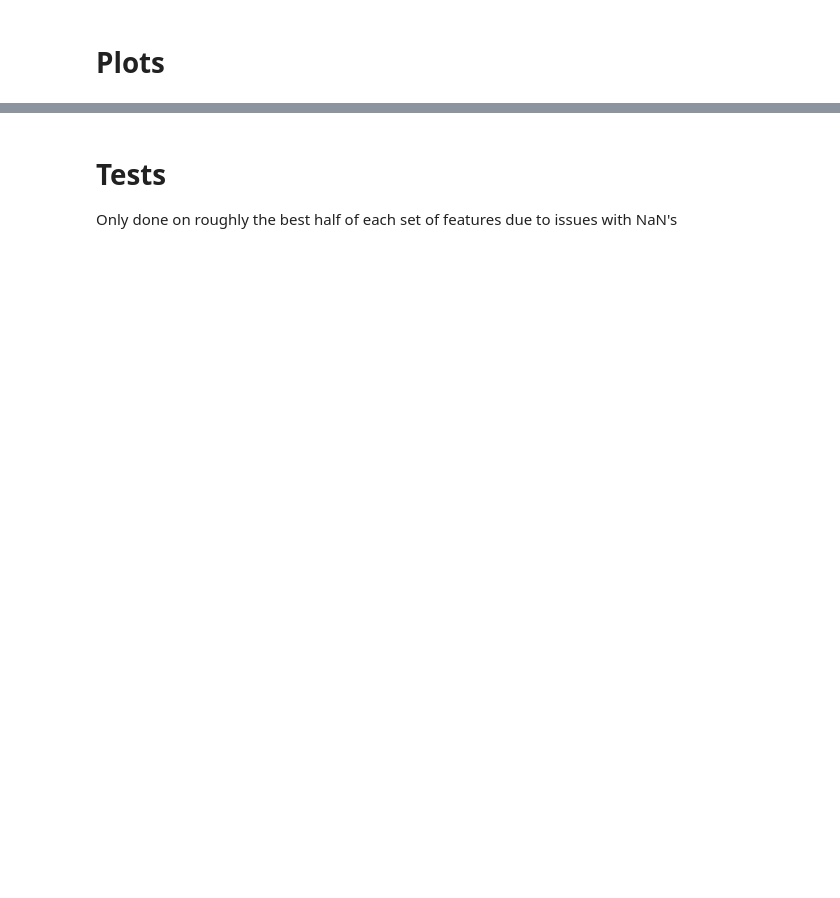
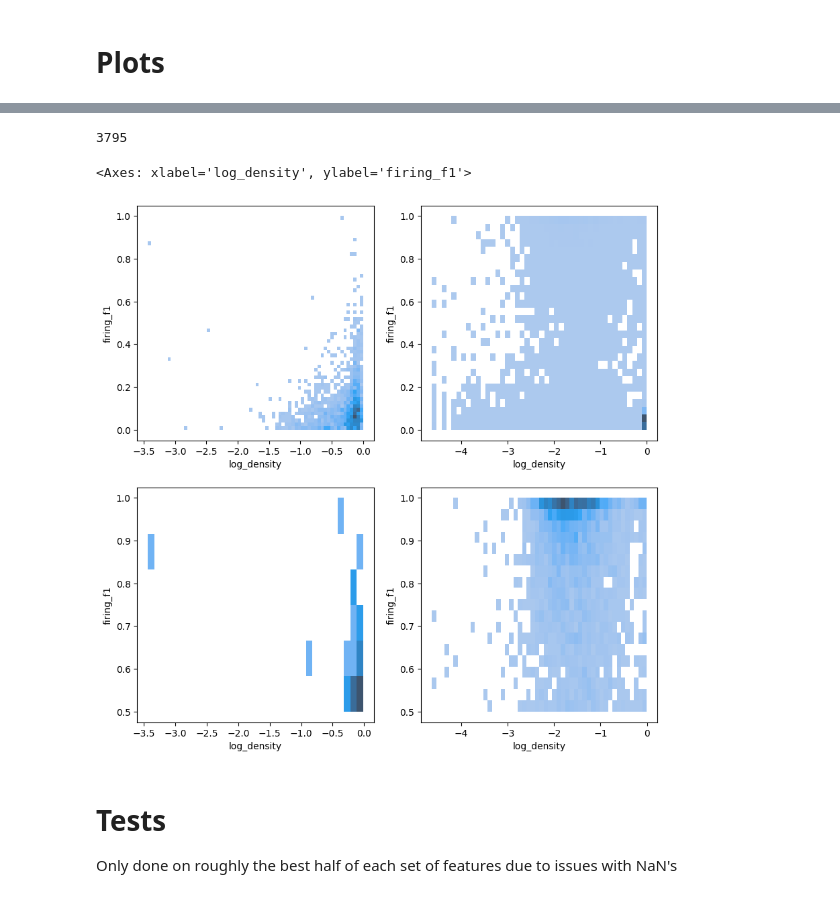
Before and after one commit to albertsgarde/thesis, a Jupyter notebook: sandbox/bootstrap.ipynb, the cells around one changed output, grey strips where cells are left out. Cells and saved outputs as stored; diff of their text form; code cells hidden in the pictures; blank space fills up the shorter version.

```diff
--- a/sandbox/bootstrap.ipynb
+++ b/sandbox/bootstrap.ipynb
@@ -206,9 +225,17 @@ sns.histplot(data=notnull_df[notnull_df["group"].eq("sae")], x="firing_recall",
 # %%
-fig, axes = plt.subplots(1, 2, figsize=(10, 4))
+fig, axes = plt.subplots(2, 2, figsize=(10, 10))
 
+print(len(good_df[good_df["group"].eq("sae")]))
 
-sns.histplot(data=notnull_df[notnull_df["group"].eq("mlp")], x="firing_recall", y="density", ax=axes[0])
-sns.histplot(data=notnull_df[notnull_df["group"].eq("sae")], x="firing_recall", y="density", ax=axes[1])
+sns.histplot(data=notnull_df[notnull_df["group"].eq("mlp")], x="log_density", y="firing_f1", ax=axes[0][0])
+sns.histplot(data=notnull_df[notnull_df["group"].eq("sae")], x="log_density", y="firing_f1", ax=axes[0][1])
+
+sns.histplot(data=good_df[good_df["group"].eq("mlp")], x="log_density", y="firing_f1", ax=axes[1][0])
+sns.histplot(data=good_df[good_df["group"].eq("sae")], x="log_density", y="firing_f1", ax=axes[1][1])
+# %% [output]
+3795
+<Axes: xlabel='log_density', ylabel='firing_f1'>
+[figure, added]
 # %% [markdown]
 # Tests
 Only done on roughly the best half of each set of features due to issues with NaN's
```
Also changed, not shown: parts of 12 cells of this notebook.
